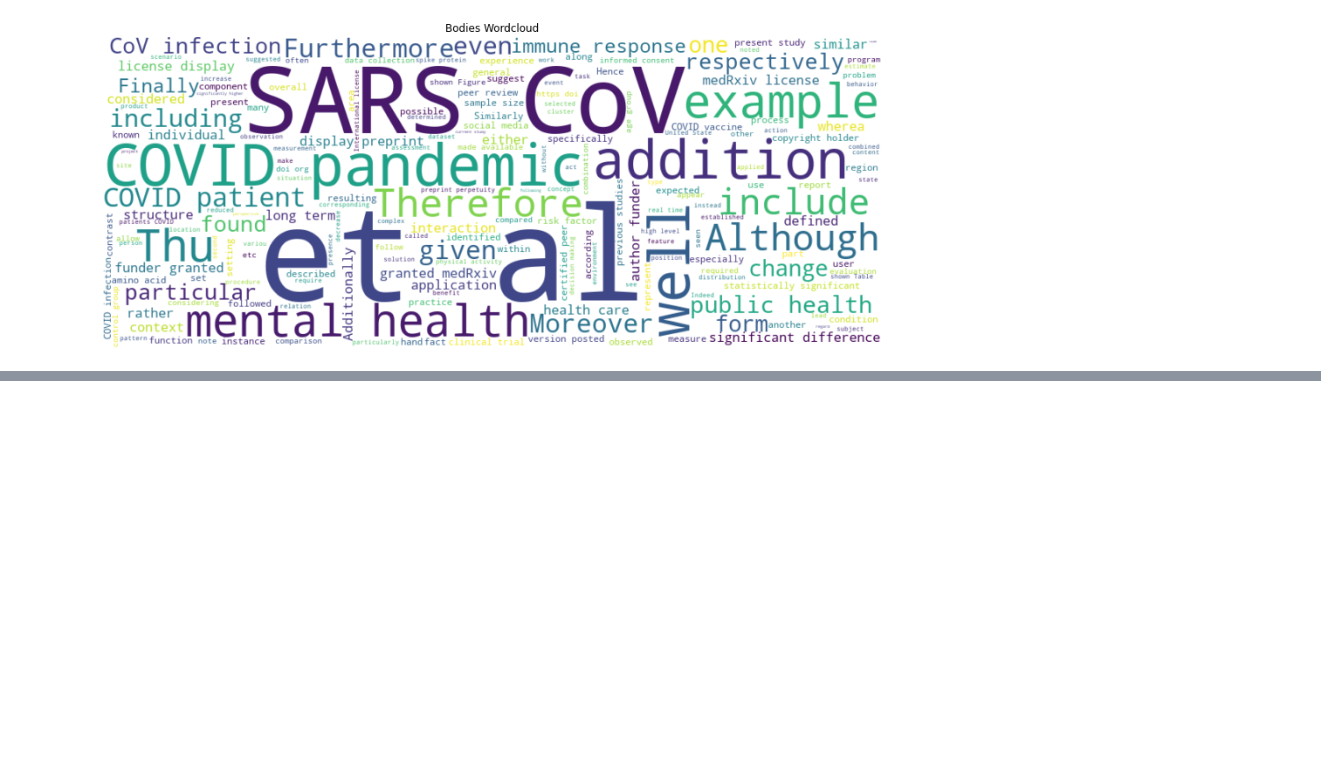
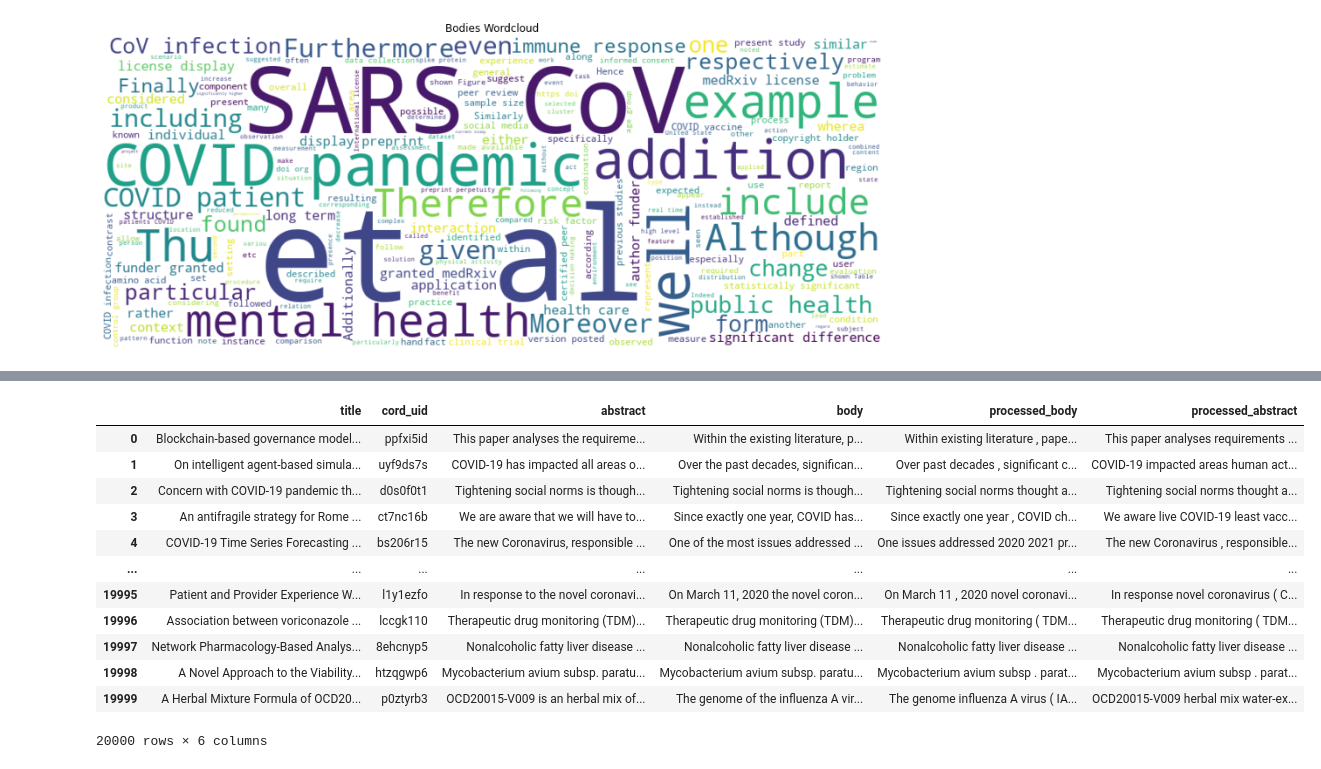
Before and after one commit to aviadar/covid19, a Jupyter notebook: data_exploration/data_exploration_and_processing.ipynb, the cells around one changed output, grey strips where cells are left out. Drawn from its saved outputs; the diff is of its cells as text; code cells hidden in the pictures; blank space fills up the shorter version.

```diff
--- a/data_exploration/data_exploration.ipynb
+++ b/data_exploration/data_exploration_and_processing.ipynb
@@ -61,0 +80,33 @@ Text(0.5, 1.0, 'Bodies Wordcloud')
+# %%
+stpwrd = nltk.corpus.stopwords.words('english')
+new_stopwords = [
+    'doi', 'preprint', 'copyright', 'peer', 'reviewed', 'org', 'https', 'et', 'al', 'author', 'figure',
+    'rights', 'reserved', 'permission', 'used', 'using', 'biorxiv', 'medrxiv', 'license', 'fig', 'fig.',
+    'al.', 'Elsevier', 'PMC', 'CZI']
+stpwrd.extend(new_stopwords)
+
+def remove_stop_words(txt):
+    text_tokens = word_tokenize(txt)
+    tokens = [words for words in text_tokens if not words in stpwrd]
+    return " ".join([i for i in tokens])
+# %%
+tqdm.pandas()
+df['processed_body'] = df['body'].progress_apply(remove_stop_words)
+df['processed_abstract'] = df['abstract'].progress_apply(remove_stop_words)
+# %%
+covid19_df = df.drop(columns=['Unnamed: 0'])
+covid19_df
+# %% [output]
+|  | title | cord_uid | abstract | body | processed_body | processed_abstract |
+| 0 | Blockchain-based governance model... | ppfxi5id | This paper analyses the requireme... | Within the existing literature, p... | Within existing literature , pape... | This paper analyses requirements ... |
+| 1 | On intelligent agent-based simula... | uyf9ds7s | COVID-19 has impacted all areas o... | Over the past decades, significan... | Over past decades , significant c... | COVID-19 impacted areas human act... |
+| 2 | Concern with COVID-19 pandemic th... | d0s0f0t1 | Tightening social norms is though... | Tightening social norms is though... | Tightening social norms thought a... | Tightening social norms thought a... |
+| 3 | An antifragile strategy for Rome ... | ct7nc16b | We are aware that we will have to... | Since exactly one year, COVID has... | Since exactly one year , COVID ch... | We aware live COVID-19 least vacc... |
+| 4 | COVID-19 Time Series Forecasting ... | bs206r15 | The new Coronavirus, responsible ... | One of the most issues addressed ... | One issues addressed 2020 2021 pr... | The new Coronavirus , responsible... |
+| ... | ... | ... | ... | ... | ... | ... |
+| 19995 | Patient and Provider Experience W... | l1y1ezfo | In response to the novel coronavi... | On March 11, 2020 the novel coron... | On March 11 , 2020 novel coronavi... | In response novel coronavirus ( C... |
+| 19996 | Association between voriconazole ... | lccgk110 | Therapeutic drug monitoring (TDM)... | Therapeutic drug monitoring (TDM)... | Therapeutic drug monitoring ( TDM... | Therapeutic drug monitoring ( TDM... |
+| 19997 | Network Pharmacology-Based Analys... | 8ehcnyp5 | Nonalcoholic fatty liver disease ... | Nonalcoholic fatty liver disease ... | Nonalcoholic fatty liver disease ... | Nonalcoholic fatty liver disease ... |
+| 19998 | A Novel Approach to the Viability... | htzqgwp6 | Mycobacterium avium subsp. paratu... | Mycobacterium avium subsp. paratu... | Mycobacterium avium subsp . parat... | Mycobacterium avium subsp . parat... |
+| 19999 | A Herbal Mixture Formula of OCD20... | p0ztyrb3 | OCD20015-V009 is an herbal mix of... | The genome of the influenza A vir... | The genome influenza A virus ( IA... | OCD20015-V009 herbal mix water-ex... |
+20000 rows × 6 columns
```
Also changed, not shown: parts of 5 cells of this notebook, 1 other file.
